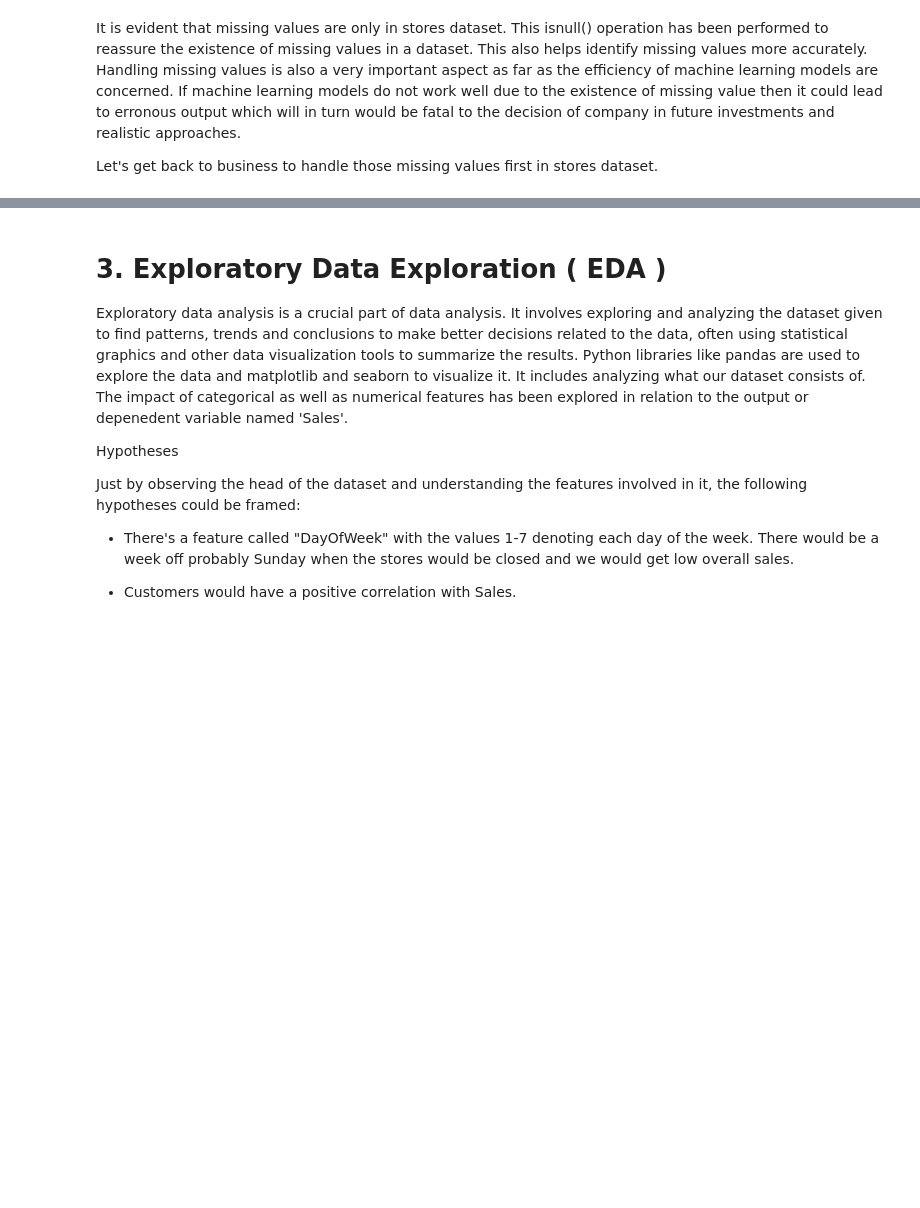
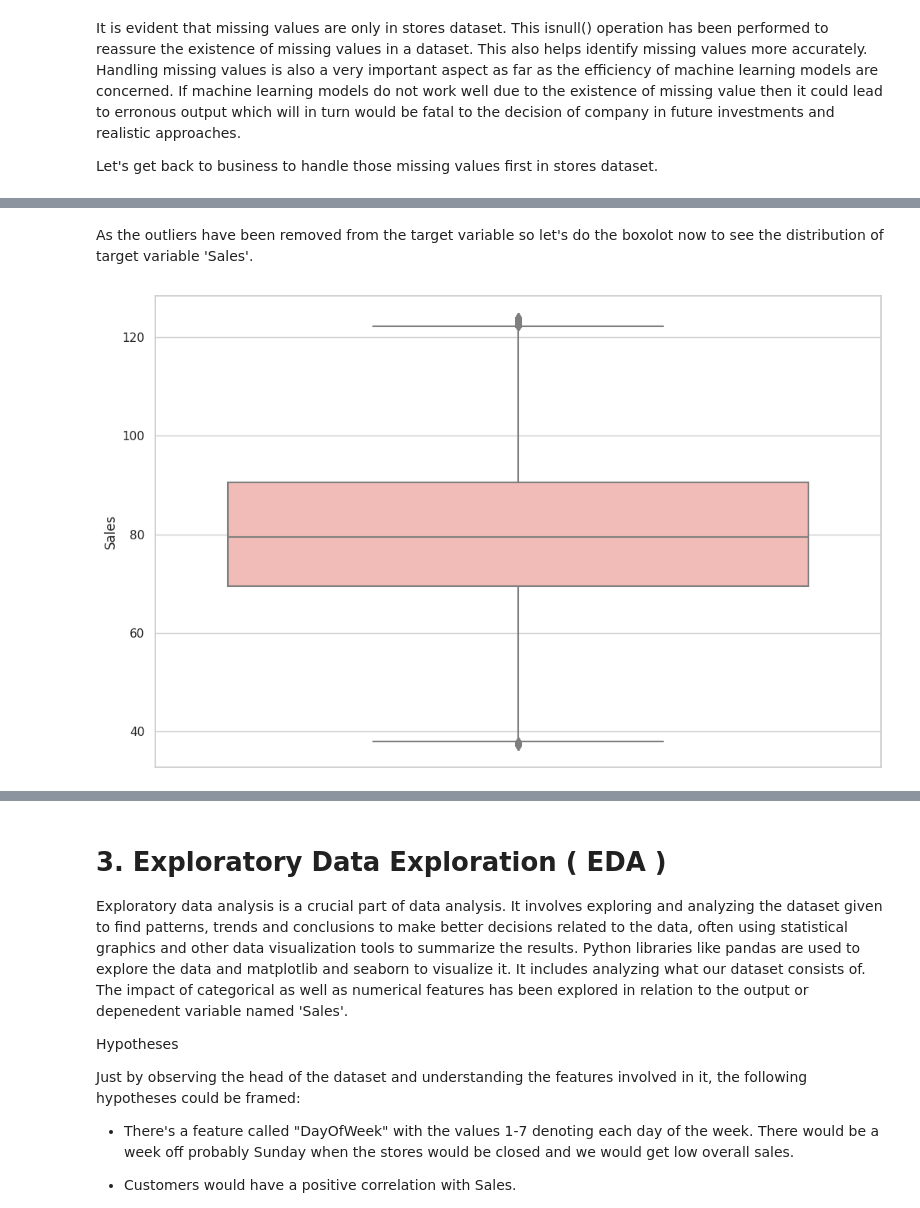
Before and after one commit to saptaksubhra/Regression-ML-Retail-Sales-Prediction-Rossmann, a Jupyter notebook: Rossmann_Sales_Prediction_Final_Notebook_Capstone_Project.ipynb, the cells around one changed output, grey strips where cells are left out. Saved outputs shown, nothing was run; the diff lists cells and outputs as text; code cells hidden in the pictures; blank space fills up the shorter version.

```diff
--- a/Rossmann_Sales_Prediction_Final_Notebook_Capstone_Project.ipynb
+++ b/Rossmann_Sales_Prediction_Final_Notebook_Capstone_Project.ipynb
@@ -899,0 +746,23 @@ df_merge_StateHoliday
+# %%
+#Calculation of lower bound, uuper bound, IQR, Q1 and Q3
+
+Q1 = np.percentile(df_sales_Rossmann['Sales'], 25)
+Q3 = np.percentile(df_sales_Rossmann['Sales'], 75)
+IQR = Q3 - Q1
+lower_bound = Q1 - 1.5*IQR
+upper_bound = Q3 + 1.5*IQR
+# %%
+# Removal of outliers from target variable
+
+df_sales_Rossmann.drop(index = df_sales_Rossmann[df_sales_Rossmann['Sales'] > upper_bound].index, axis = 0, inplace = True)
+df_sales_Rossmann.drop(index = df_sales_Rossmann[df_sales_Rossmann['Sales'] < lower_bound].index, axis = 0, inplace = True)
+# %% [markdown]
+As the outliers have been removed from the target variable so let's do the boxolot now to see the distribution of target variable 'Sales'.
+# %%
+# Plotting the boxplot of target variable.
+
+sns.set_style('whitegrid')
+sns.boxplot(y = df_sales_Rossmann['Sales'], palette = 'Pastel1')
+plt.show()
+# %% [output]
+[figure, added]
```
Also changed, not shown: parts of 95 cells of this notebook.
